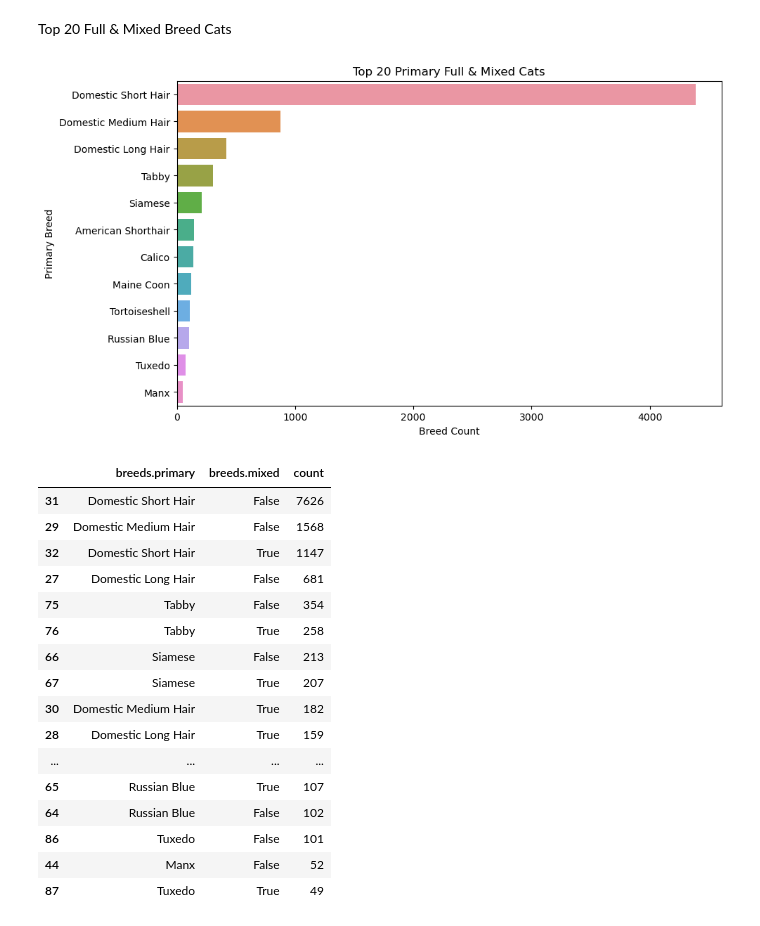
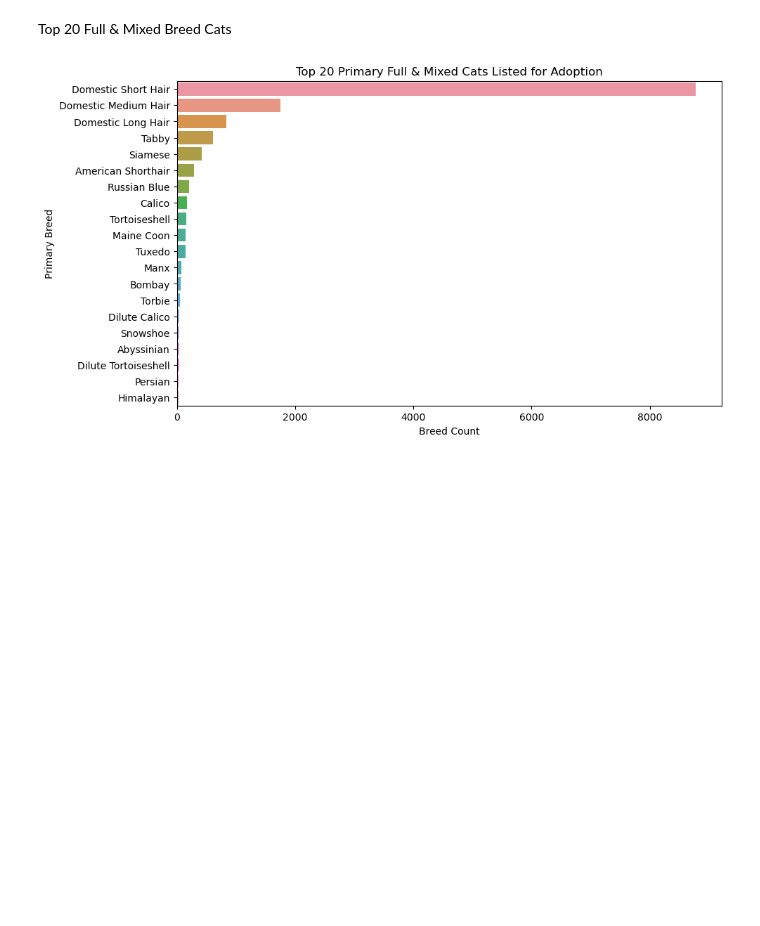
Before and after one commit to elisianguyen/2023-Tennessee-Adoption-Dynamics, a Jupyter notebook: notebooks/pet_adoption_analysis_mvp.ipynb, the cells around one changed output. Drawn from its saved outputs; the diff is of its cells as text; code cells hidden in the pictures; blank space fills up the shorter version.

```diff
--- a/notebooks/pet_adoption_analysis_mvp.ipynb
+++ b/notebooks/pet_adoption_analysis_mvp.ipynb
@@ -724,33 +752,14 @@ dog_breeds
 # %% [markdown]
 Top 20 Full & Mixed Breed Cats
 # %%
-cat_breeds = cats.groupby(['breeds.primary', 'breeds.mixed'])['id'].count().reset_index(name='count').sort_values('count', ascending=False)
+cat_breeds = cats.groupby('breeds.primary')['id'].count().reset_index(name='count').sort_values('count', ascending=False)
 cat_breeds = cat_breeds.head(20)
 
 plt.figure(figsize=(10, 6))
 sns.barplot(x='count', y='breeds.primary', errorbar=None, data=cat_breeds)
 plt.xlabel('Breed Count')
 plt.ylabel('Primary Breed')
-plt.title('Top 20 Primary Full & Mixed Cats')
+plt.title('Top 20 Primary Full & Mixed Cats Listed for Adoption')
 plt.show()
-
-cat_breeds
 # %% [output]
-[figure, old version]
+[figure, new version]
-|  | breeds.primary | breeds.mixed | count |
-| 31 | Domestic Short Hair | False | 7626 |
-| 29 | Domestic Medium Hair | False | 1568 |
-| 32 | Domestic Short Hair | True | 1147 |
-| 27 | Domestic Long Hair | False | 681 |
-| 75 | Tabby | False | 354 |
-| 76 | Tabby | True | 258 |
-| 66 | Siamese | False | 213 |
-| 67 | Siamese | True | 207 |
-| 30 | Domestic Medium Hair | True | 182 |
-| 28 | Domestic Long Hair | True | 159 |
-| ... | ... | ... | ... |
-| 65 | Russian Blue | True | 107 |
-| 64 | Russian Blue | False | 102 |
-| 86 | Tuxedo | False | 101 |
-| 44 | Manx | False | 52 |
-| 87 | Tuxedo | True | 49 |
```
Also changed, not shown: parts of 13 cells of this notebook.
